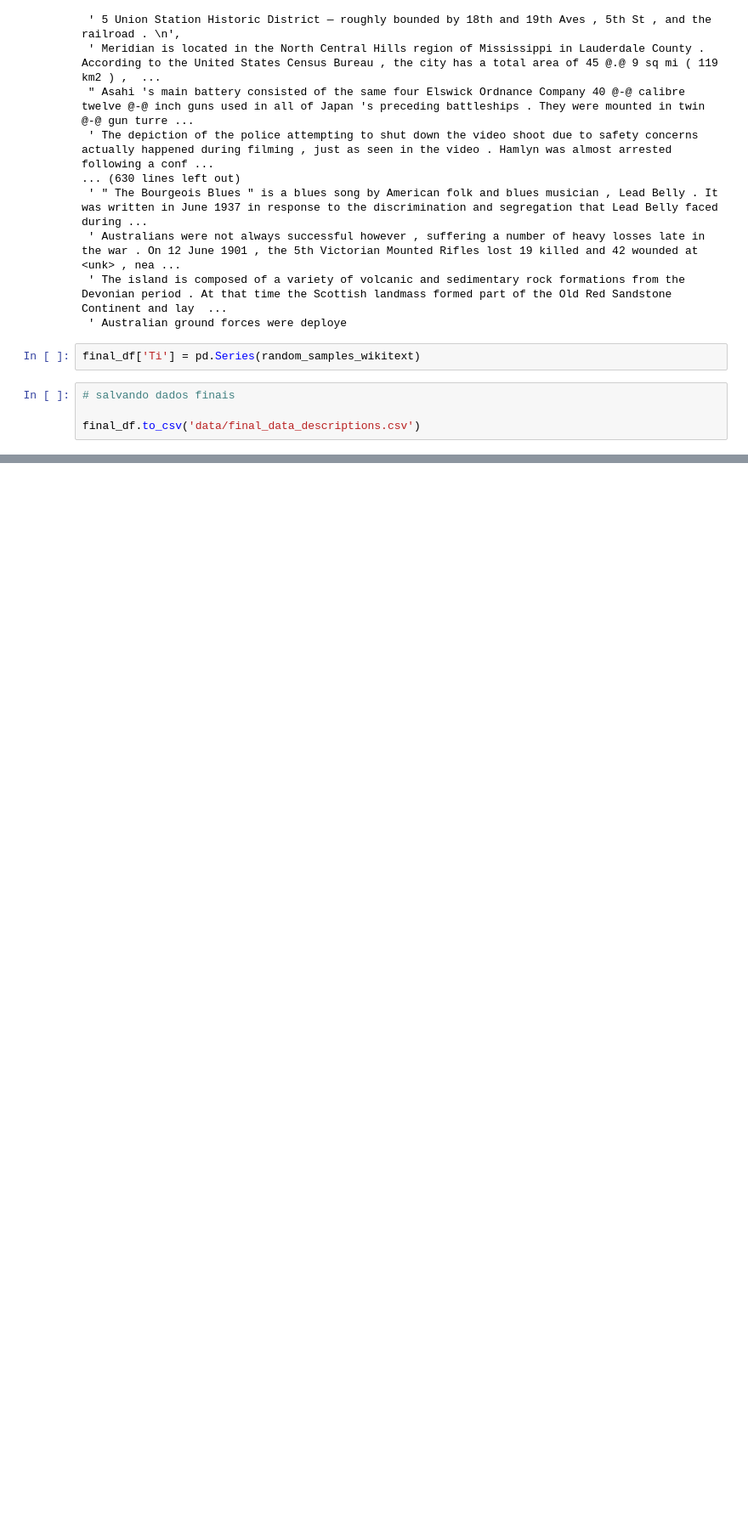
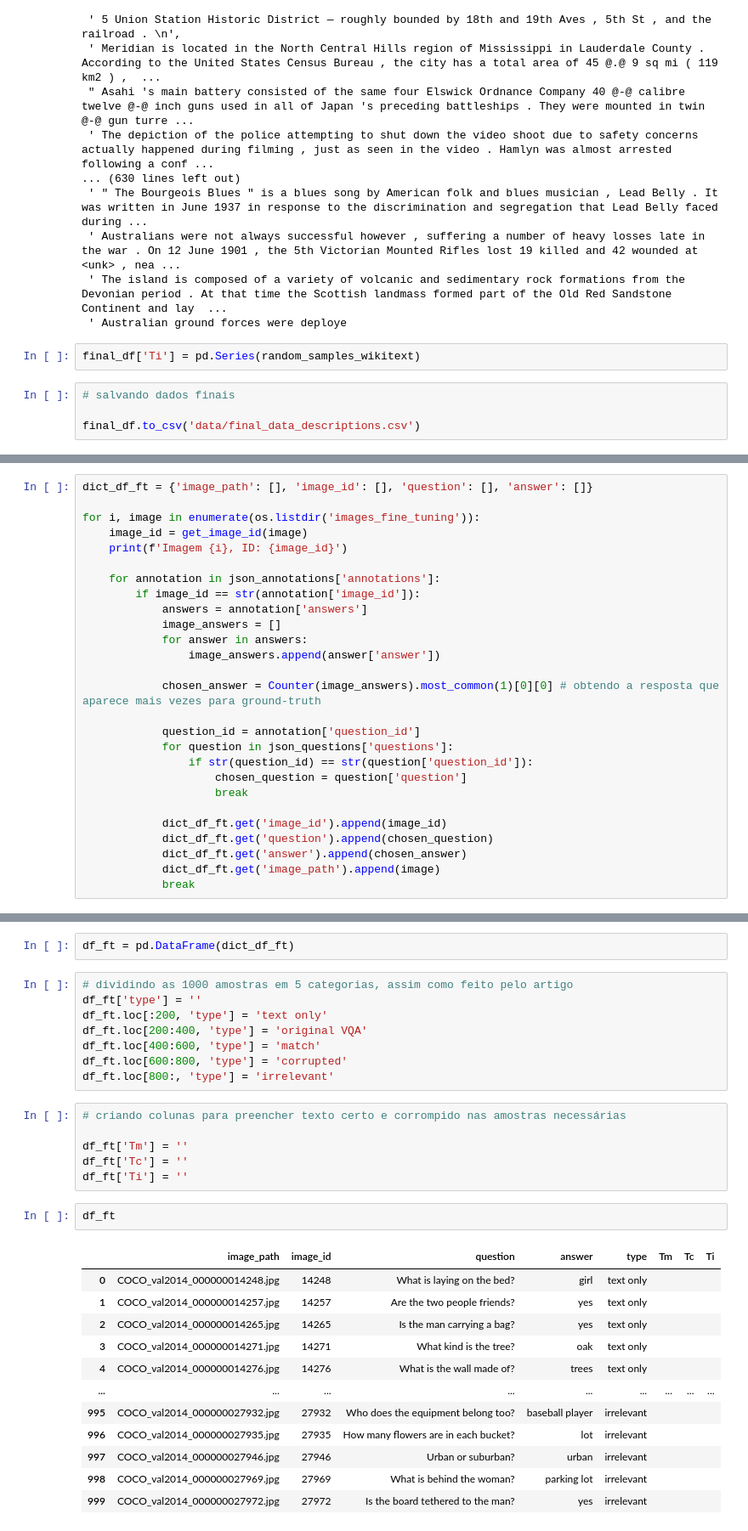
Before and after one commit to GabrielAlbuquerque01/projeto-visao, a Jupyter notebook: treatment_and_text_generation.ipynb, the cells around one changed output, grey strips where cells are left out. Shown: that part at 85% size. Saved outputs shown, nothing was run; the diff lists cells and outputs as text; blank space fills up the shorter version.

Commit message:
novos dados gerados, tuning e avaliacao

```diff
--- a/treatment_and_text_generation.ipynb
+++ b/treatment_and_text_generation.ipynb
@@ -424,0 +450,27 @@ final_df.to_csv('data/final_data_descriptions.csv')
+# %%
+dict_df_ft = {'image_path': [], 'image_id': [], 'question': [], 'answer': []}
+
+for i, image in enumerate(os.listdir('images_fine_tuning')):
+    image_id = get_image_id(image)
+    print(f'Imagem {i}, ID: {image_id}')
+
+    for annotation in json_annotations['annotations']:
+        if image_id == str(annotation['image_id']):
+            answers = annotation['answers']
+            image_answers = []
+            for answer in answers:
+                image_answers.append(answer['answer'])
+
+            chosen_answer = Counter(image_answers).most_common(1)[0][0] # obtendo a resposta que aparece mais vezes para ground-truth
+
+            question_id = annotation['question_id']
+            for question in json_questions['questions']:
+                if str(question_id) == str(question['question_id']):
+                    chosen_question = question['question']
+                    break
+
+            dict_df_ft.get('image_id').append(image_id)
+            dict_df_ft.get('question').append(chosen_question)
+            dict_df_ft.get('answer').append(chosen_answer)
+            dict_df_ft.get('image_path').append(image)
+            break
@@ -424,0 +495,31 @@ final_df.to_csv('data/final_data_descriptions.csv')
+# %%
+df_ft = pd.DataFrame(dict_df_ft)
+# %%
+# dividindo as 1000 amostras em 5 categorias, assim como feito pelo artigo
+df_ft['type'] = ''
+df_ft.loc[:200, 'type'] = 'text only'
+df_ft.loc[200:400, 'type'] = 'original VQA'
+df_ft.loc[400:600, 'type'] = 'match'
+df_ft.loc[600:800, 'type'] = 'corrupted'
+df_ft.loc[800:, 'type'] = 'irrelevant'
+# %%
+# criando colunas para preencher texto certo e corrompido nas amostras necessárias
+
+df_ft['Tm'] = ''
+df_ft['Tc'] = ''
+df_ft['Ti'] = ''
+# %%
+df_ft
+# %% [output]
+|  | image_path | image_id | question | answer | type | Tm | Tc | Ti |
+| 0 | COCO_val2014_000000014248.jpg | 14248 | What is laying on the bed? | girl | text only |  |  |  |
+| 1 | COCO_val2014_000000014257.jpg | 14257 | Are the two people friends? | yes | text only |  |  |  |
+| 2 | COCO_val2014_000000014265.jpg | 14265 | Is the man carrying a bag? | yes | text only |  |  |  |
+| 3 | COCO_val2014_000000014271.jpg | 14271 | What kind is the tree? | oak | text only |  |  |  |
+| 4 | COCO_val2014_000000014276.jpg | 14276 | What is the wall made of? | trees | text only |  |  |  |
+| ... | ... | ... | ... | ... | ... | ... | ... | ... |
+| 995 | COCO_val2014_000000027932.jpg | 27932 | Who does the equipment belong too? | baseball player | irrelevant |  |  |  |
+| 996 | COCO_val2014_000000027935.jpg | 27935 | How many flowers are in each bucket? | lot | irrelevant |  |  |  |
+| 997 | COCO_val2014_000000027946.jpg | 27946 | Urban or suburban? | urban | irrelevant |  |  |  |
+| 998 | COCO_val2014_000000027969.jpg | 27969 | What is behind the woman? | parking lot | irrelevant |  |  |  |
+| 999 | COCO_val2014_000000027972.jpg | 27972 | Is the board tethered to the man? | yes | irrelevant |  |  |  |
```
Also changed, not shown: parts of 15 cells of this notebook, 12 other files.
